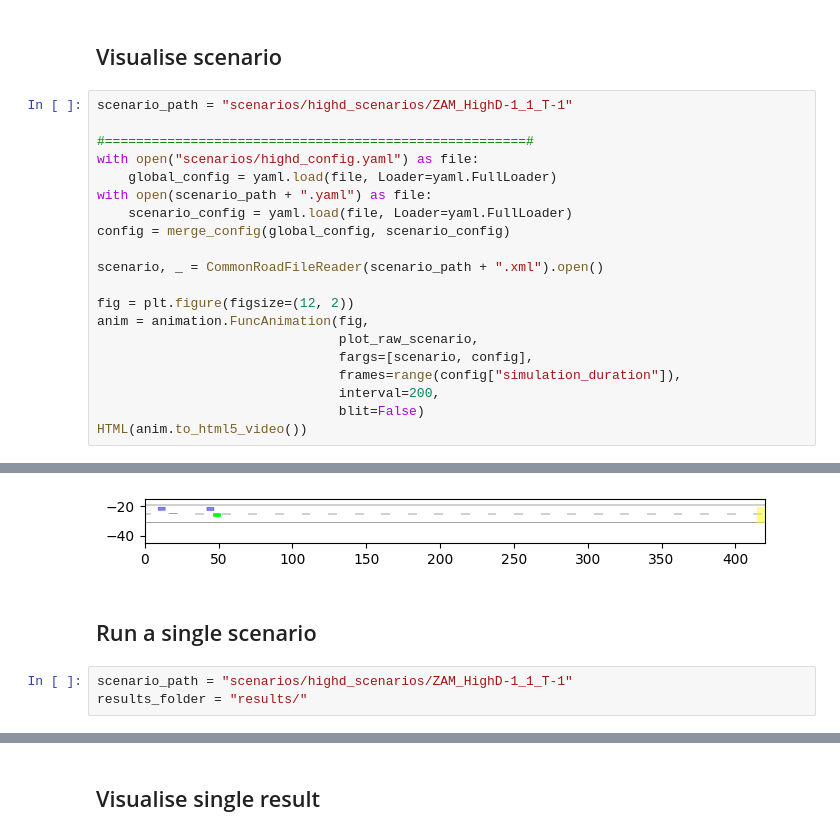
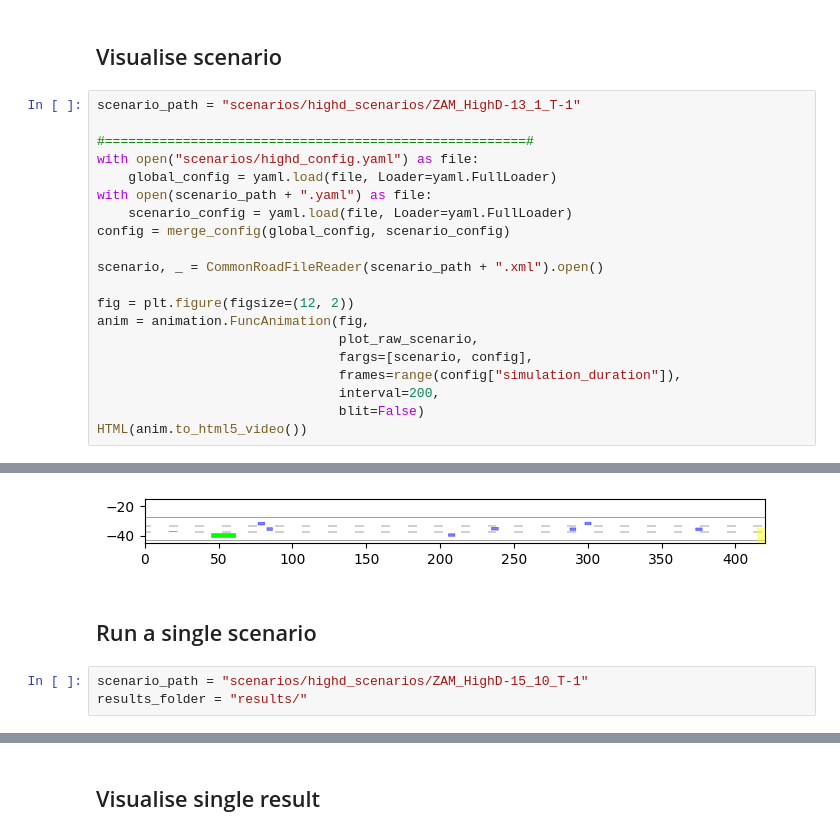
Before and after one commit to haastregt/occlusion_tracking, a Jupyter notebook: highd_scenarios.ipynb, the cells around one changed output, grey strips where cells are left out. Drawn from its saved outputs; the diff is of its cells as text.

```diff
--- a/highd_scenarios.ipynb
+++ b/highd_scenarios.ipynb
@@ -92,32 +91,32 @@ def plot_result_scenario(time_step, ego_vehicle, scenarios, sensor_views):
 # %% [markdown]
 ## Visualise scenario
 # %%
-scenario_path = "scenarios/highd_scenarios/ZAM_HighD-1_1_T-1"
+scenario_path = "scenarios/highd_scenarios/ZAM_HighD-13_1_T-1"
 
 #======================================================#
 with open("scenarios/highd_config.yaml") as file:
     global_config = yaml.load(file, Loader=yaml.FullLoader)
 with open(scenario_path + ".yaml") as file:
     scenario_config = yaml.load(file, Loader=yaml.FullLoader)
 config = merge_config(global_config, scenario_config)
 
 scenario, _ = CommonRoadFileReader(scenario_path + ".xml").open()
 
 fig = plt.figure(figsize=(12, 2))
 anim = animation.FuncAnimation(fig,
                                plot_raw_scenario,
                                fargs=[scenario, config],
                                frames=range(config["simulation_duration"]),
                                interval=200,
                                blit=False)
 HTML(anim.to_html5_video())
 # %% [output]
 [interactive output not drawn]
-[figure, old version]
+[figure, new version]
 # %% [markdown]
 ## Run a single scenario
 # %%
-scenario_path = "scenarios/highd_scenarios/ZAM_HighD-1_1_T-1"
+scenario_path = "scenarios/highd_scenarios/ZAM_HighD-15_10_T-1"
 results_folder = "results/"
 # %%
 with open("scenarios/highd_config.yaml") as file:
```
Also changed, not shown: parts of 11 cells of this notebook, 2 other files.
